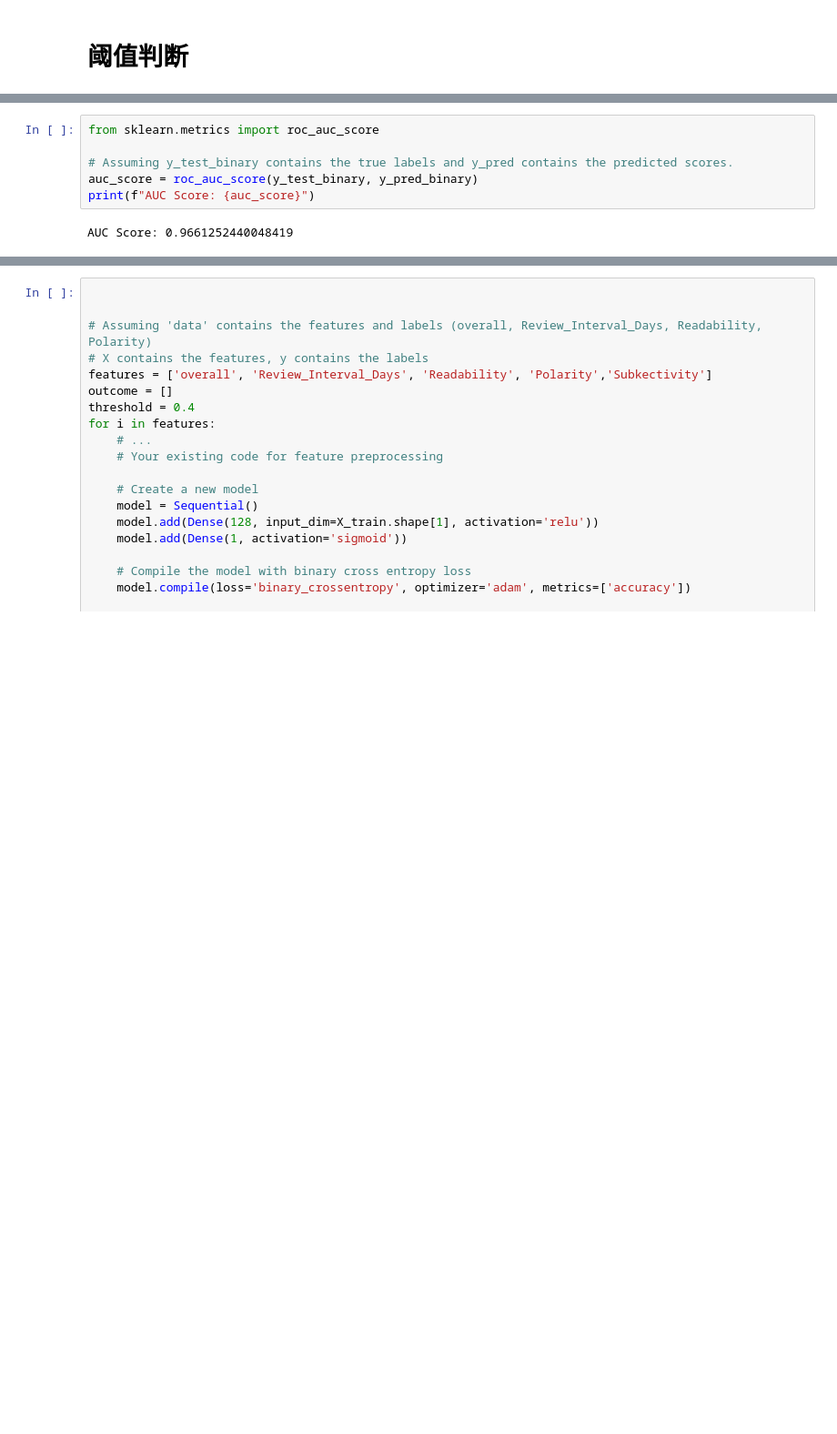
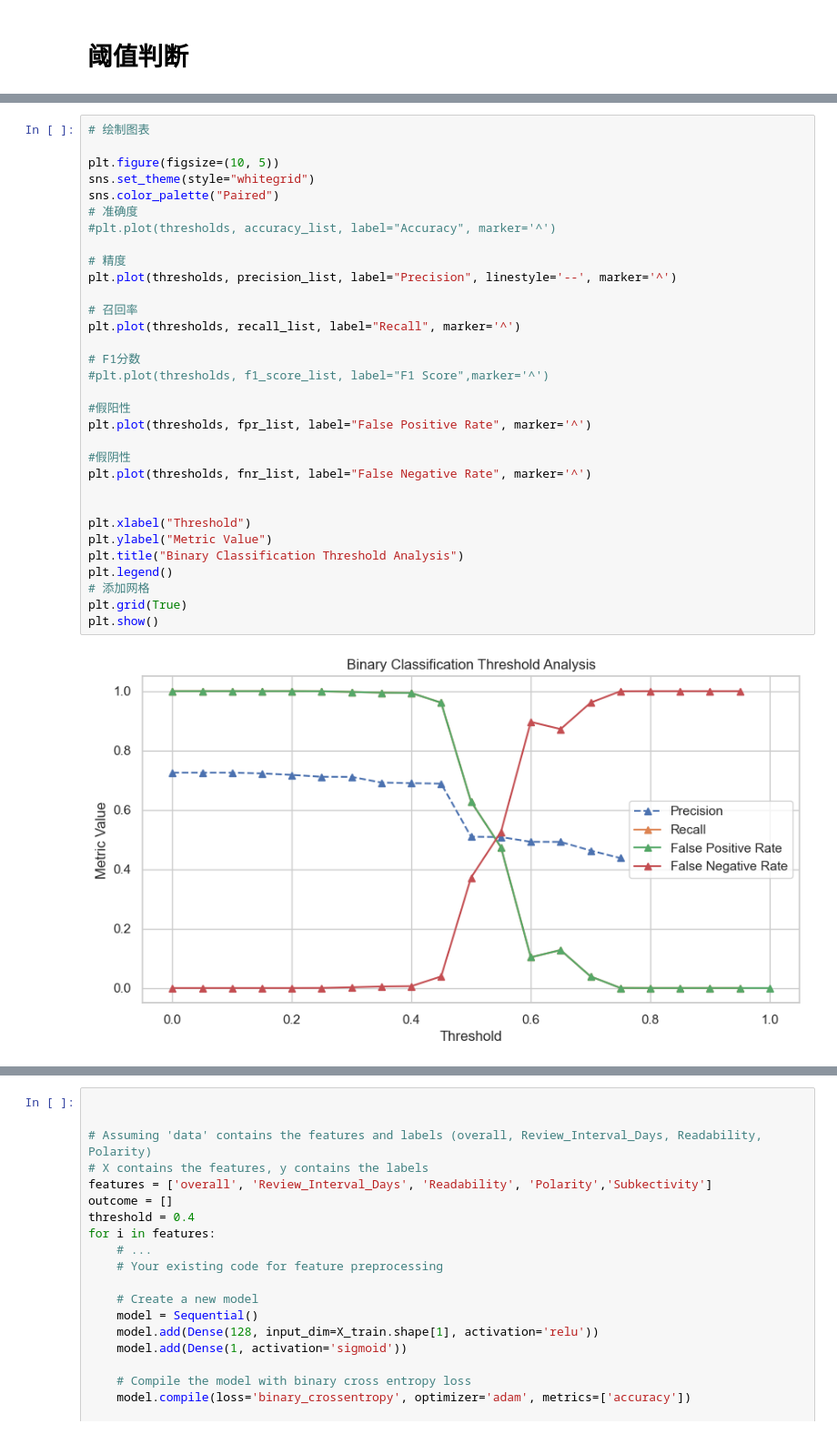
Before and after one commit to SIqi-Yu/Analysis_Amazon_review, a Jupyter notebook: CNN_final_csj.ipynb, the cells around one changed output, grey strips where cells are left out. Shown at 91% size. Cells and saved outputs as stored; diff of their text form; blank space fills up the shorter version.

```diff
--- a/CNN_final_csj.ipynb
+++ b/CNN_final_csj.ipynb
@@ -784,8 +763,34 @@ Accuracy: 0.9661412726211325
-# %%
-from sklearn.metrics import roc_auc_score
-
-# Assuming y_test_binary contains the true labels and y_pred contains the predicted scores.
-auc_score = roc_auc_score(y_test_binary, y_pred_binary)
-print(f"AUC Score: {auc_score}")
-# %% [output]
-AUC Score: 0.9661252440048419
+# %%
+# 绘制图表
+
+plt.figure(figsize=(10, 5))
+sns.set_theme(style="whitegrid")
+sns.color_palette("Paired")
+# 准确度
+#plt.plot(thresholds, accuracy_list, label="Accuracy", marker='^')
+
+# 精度
+plt.plot(thresholds, precision_list, label="Precision", linestyle='--', marker='^')
+
+# 召回率
+plt.plot(thresholds, recall_list, label="Recall", marker='^')
+
+# F1分数
+#plt.plot(thresholds, f1_score_list, label="F1 Score",marker='^')
+
+#假阳性
+plt.plot(thresholds, fpr_list, label="False Positive Rate", marker='^')
+
+#假阴性
+plt.plot(thresholds, fnr_list, label="False Negative Rate", marker='^')
+
+
+plt.xlabel("Threshold")
+plt.ylabel("Metric Value")
+plt.title("Binary Classification Threshold Analysis")
+plt.legend()
+# 添加网格
+plt.grid(True)
+plt.show()
+# %% [output]
+[figure, added]
```
Also changed, not shown: parts of 26 cells of this notebook.
